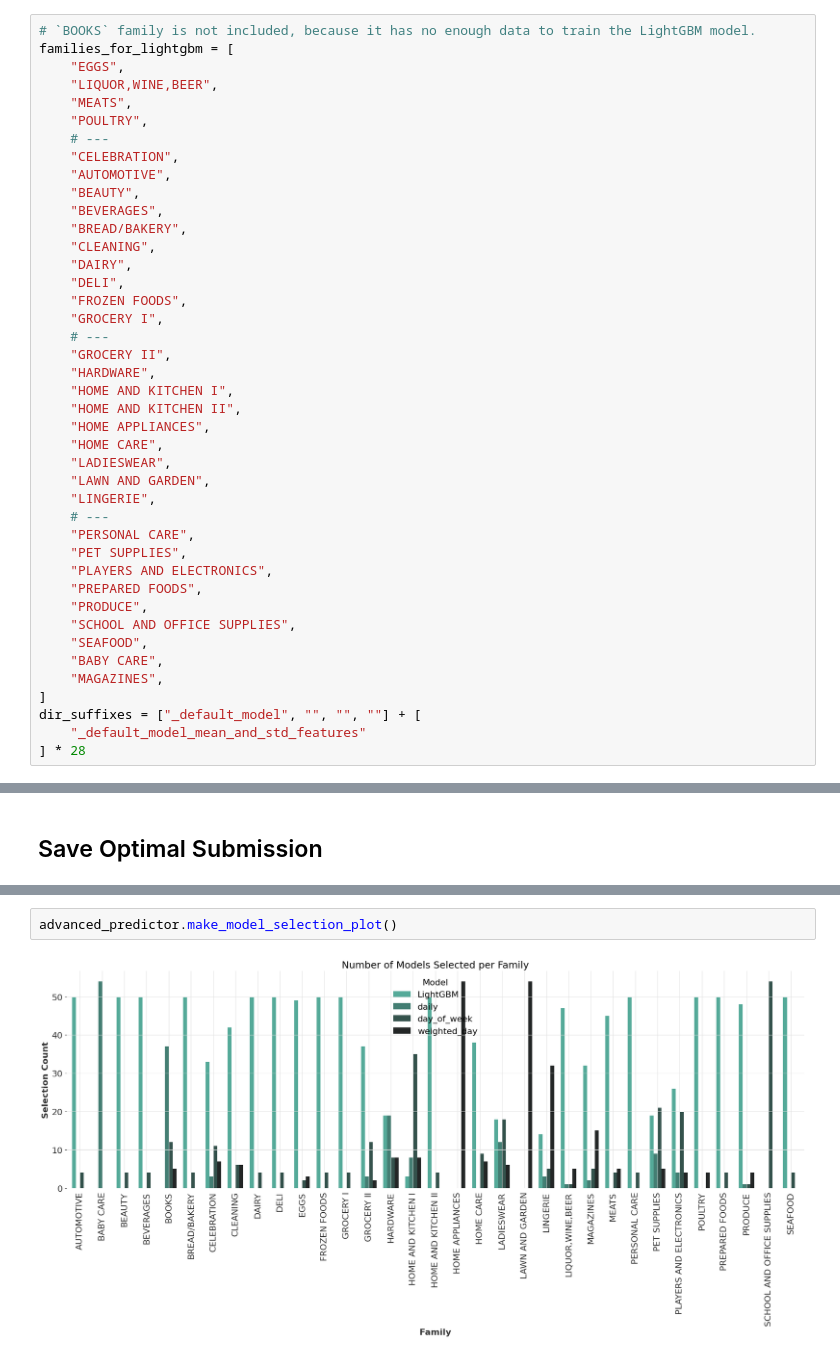
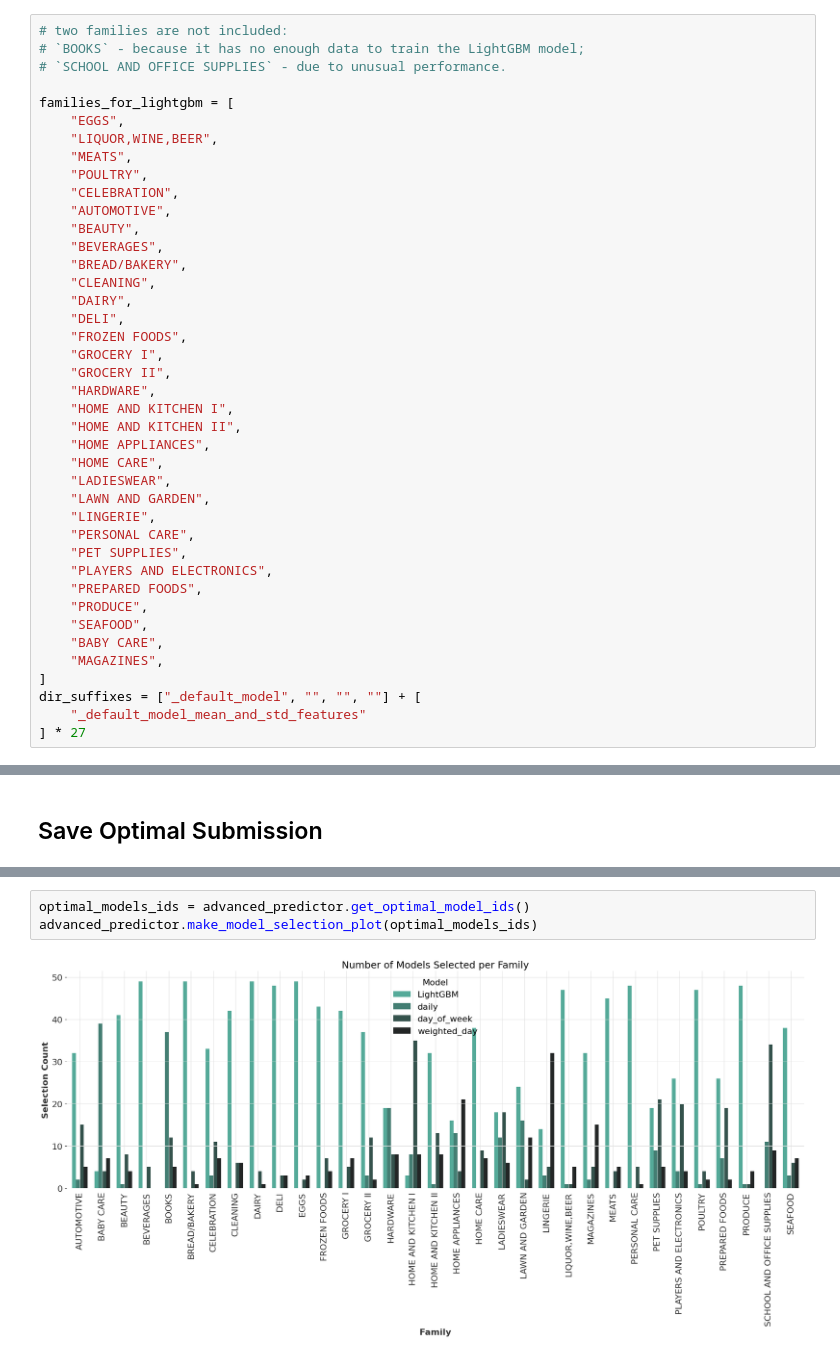
Before and after one commit to Tikhon-Radkevich/Store-Sales, a Jupyter notebook: notebooks/combine_submission.ipynb, the cells around one changed output, grey strips where cells are left out. Saved outputs shown, nothing was run; the diff lists cells and outputs as text.

```diff
--- a/notebooks/combine_submission.ipynb
+++ b/notebooks/combine_submission.ipynb
@@ -39,13 +37,15 @@ baseline_model_file_paths = [
 ]
 baseline_model_names = ["daily", "day_of_week", "weighted_day"]
 # %%
-# `BOOKS` family is not included, because it has no enough data to train the LightGBM model.
+# two families are not included:
+# `BOOKS` - because it has no enough data to train the LightGBM model;
+# `SCHOOL AND OFFICE SUPPLIES` - due to unusual performance.
+
 families_for_lightgbm = [
     "EGGS",
     "LIQUOR,WINE,BEER",
     "MEATS",
     "POULTRY",
-    # ---
     "CELEBRATION",
     "AUTOMOTIVE",
     "BEAUTY",
@@ -56,7 +56,6 @@ families_for_lightgbm = [
     "DELI",
     "FROZEN FOODS",
     "GROCERY I",
-    # ---
     "GROCERY II",
     "HARDWARE",
     "HOME AND KITCHEN I",
@@ -66,20 +65,18 @@ families_for_lightgbm = [
     "LADIESWEAR",
     "LAWN AND GARDEN",
     "LINGERIE",
-    # ---
     "PERSONAL CARE",
     "PET SUPPLIES",
     "PLAYERS AND ELECTRONICS",
     "PREPARED FOODS",
     "PRODUCE",
-    "SCHOOL AND OFFICE SUPPLIES",
     "SEAFOOD",
     "BABY CARE",
     "MAGAZINES",
 ]
 dir_suffixes = ["_default_model", "", "", ""] + [
     "_default_model_mean_and_std_features"
-] * 28
+] * 27
 # %%
 lightgbm_models = {}
 family_datasets = {}
@@ -156,7 +150,8 @@ prediction_df = advanced_predictor.get_optimal_prediction(
 # %%
-advanced_predictor.make_model_selection_plot()
+optimal_models_ids = advanced_predictor.get_optimal_model_ids()
+advanced_predictor.make_model_selection_plot(optimal_models_ids)
 # %% [output]
-[figure, old version]
+[figure, new version]
 # %%
 submission_df = save_submission(
     df=prediction_df,
```
Also changed, not shown: parts of 10 cells of this notebook.
